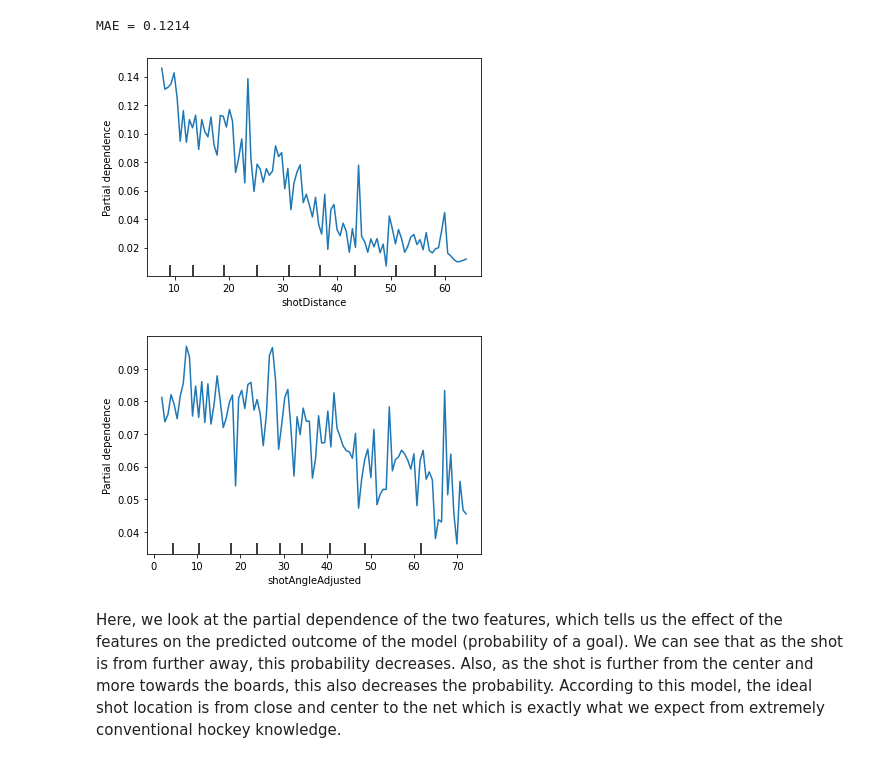
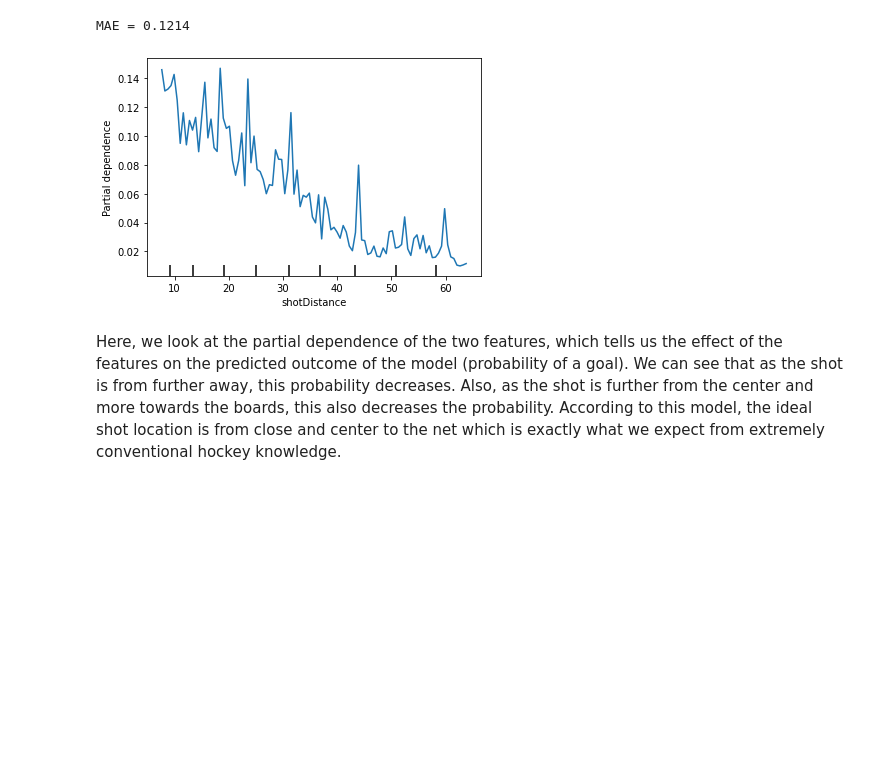
Before and after one commit to akshay-ghosh/hockey_expected_goals_ML_model, a Jupyter notebook: hockey_xgoal_model_notebook_akshayghosh.ipynb, the cells around one changed output. Cells and saved outputs as stored; diff of their text form; code cells hidden in the pictures; blank space fills up the shorter version.

```diff
--- a/hockey_xgoal_model_notebook_akshayghosh.ipynb
+++ b/hockey_xgoal_model_notebook_akshayghosh.ipynb
@@ -85,11 +85,10 @@ print(f'MAE = {round(MAE,4)}')
 MAE = 0.1214
 # %%
 for feat_name in features:
-    PartialDependenceDisplay.from_estimator(forest_model, X_val, [feat_name])
+    PartialDependenceDisplay.from_estimator(forest_model, X, [feat_name])
     plt.show()
 # %% [output]
-[figure, old version]
+[figure, new version]
-[figure, removed]
 # %% [markdown]
 Here, we look at the partial dependence of the two features, which tells us the effect of the features on the predicted outcome of the model (probability of a goal). We can see that as the shot is from further away, this probability decreases. Also, as the shot is further from the center and more towards the boards, this also decreases the probability. According to this model, the ideal shot location is from close and center to the net which is exactly what we expect from extremely conventional hockey knowledge.
 # %% [markdown]
```
Also changed, not shown: parts of 7 cells of this notebook.
